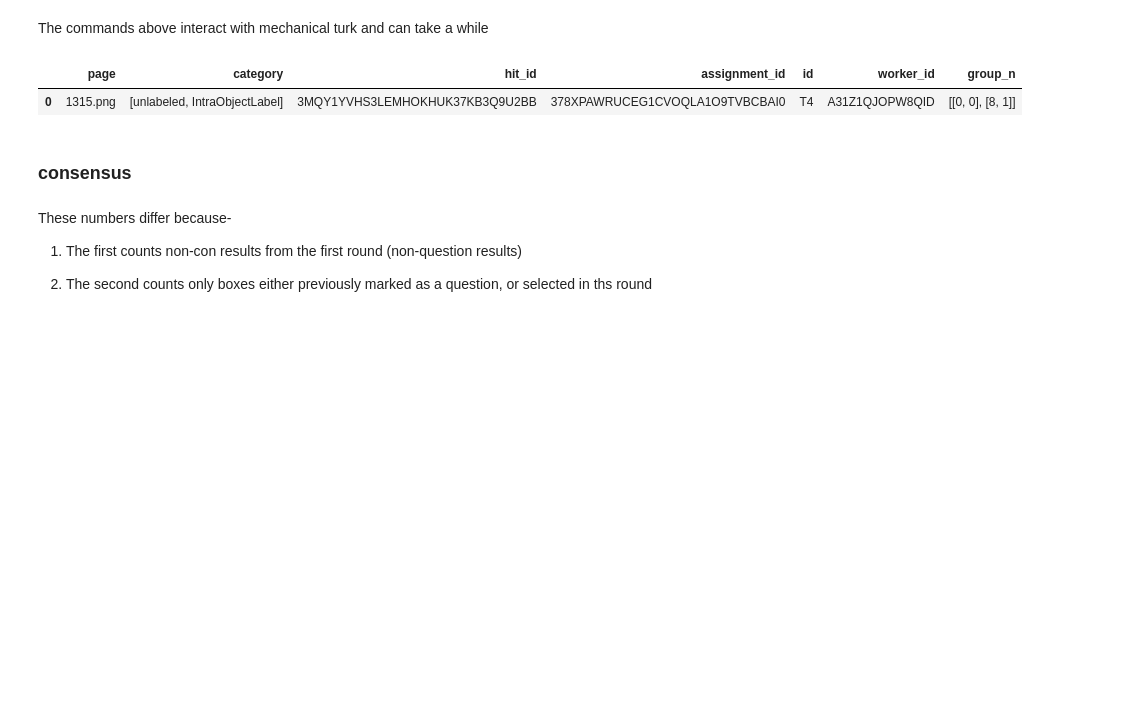
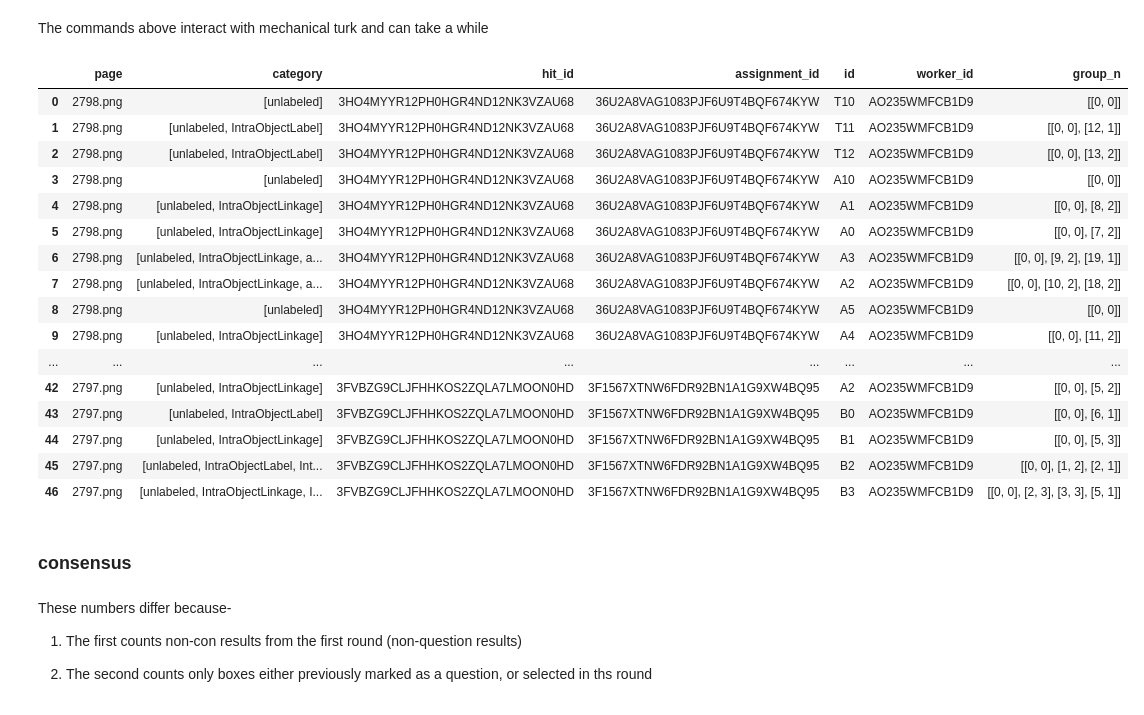
Before and after one commit to drschwenk/notebooks, a Jupyter notebook: shining_wc_anno/wc_annotation_driver.ipynb, the cells around one changed output. Cells and saved outputs as stored; diff of their text form; code cells hidden in the pictures; blank space fills up the shorter version.

```diff
--- a/shining_wc_anno/wc_annotation_driver.ipynb
+++ b/shining_wc_anno/wc_annotation_driver.ipynb
@@ -179,7 +169,22 @@ The commands above interact with mechanical turk and can take a while
 # %%
 results_df_shining_batch = amt_util.make_shining_results_df(raw_hit_results_current_batch)
 # %%
-results_df_shining_batch.head(1)
+results_df_shining_batch
 # %% [output]
 |  | page | category | hit_id | assignment_id | id | worker_id | group_n |
-| 0 | 1315.png | [unlabeled, IntraObjectLabel] | 3MQY1YVHS3LEMHOKHUK37KB3Q9U2BB | 378XPAWRUCEG1CVOQLA1O9TVBCBAI0 | T4 | A31Z1QJOPW8QID | [[0, 0], [8, 1]] |
+| 0 | 2798.png | [unlabeled] | 3HO4MYYR12PH0HGR4ND12NK3VZAU68 | 36U2A8VAG1083PJF6U9T4BQF674KYW | T10 | AO235WMFCB1D9 | [[0, 0]] |
+| 1 | 2798.png | [unlabeled, IntraObjectLabel] | 3HO4MYYR12PH0HGR4ND12NK3VZAU68 | 36U2A8VAG1083PJF6U9T4BQF674KYW | T11 | AO235WMFCB1D9 | [[0, 0], [12, 1]] |
+| 2 | 2798.png | [unlabeled, IntraObjectLabel] | 3HO4MYYR12PH0HGR4ND12NK3VZAU68 | 36U2A8VAG1083PJF6U9T4BQF674KYW | T12 | AO235WMFCB1D9 | [[0, 0], [13, 2]] |
+| 3 | 2798.png | [unlabeled] | 3HO4MYYR12PH0HGR4ND12NK3VZAU68 | 36U2A8VAG1083PJF6U9T4BQF674KYW | A10 | AO235WMFCB1D9 | [[0, 0]] |
+| 4 | 2798.png | [unlabeled, IntraObjectLinkage] | 3HO4MYYR12PH0HGR4ND12NK3VZAU68 | 36U2A8VAG1083PJF6U9T4BQF674KYW | A1 | AO235WMFCB1D9 | [[0, 0], [8, 2]] |
+| 5 | 2798.png | [unlabeled, IntraObjectLinkage] | 3HO4MYYR12PH0HGR4ND12NK3VZAU68 | 36U2A8VAG1083PJF6U9T4BQF674KYW | A0 | AO235WMFCB1D9 | [[0, 0], [7, 2]] |
+| 6 | 2798.png | [unlabeled, IntraObjectLinkage, a... | 3HO4MYYR12PH0HGR4ND12NK3VZAU68 | 36U2A8VAG1083PJF6U9T4BQF674KYW | A3 | AO235WMFCB1D9 | [[0, 0], [9, 2], [19, 1]] |
+| 7 | 2798.png | [unlabeled, IntraObjectLinkage, a... | 3HO4MYYR12PH0HGR4ND12NK3VZAU68 | 36U2A8VAG1083PJF6U9T4BQF674KYW | A2 | AO235WMFCB1D9 | [[0, 0], [10, 2], [18, 2]] |
+| 8 | 2798.png | [unlabeled] | 3HO4MYYR12PH0HGR4ND12NK3VZAU68 | 36U2A8VAG1083PJF6U9T4BQF674KYW | A5 | AO235WMFCB1D9 | [[0, 0]] |
+| 9 | 2798.png | [unlabeled, IntraObjectLinkage] | 3HO4MYYR12PH0HGR4ND12NK3VZAU68 | 36U2A8VAG1083PJF6U9T4BQF674KYW | A4 | AO235WMFCB1D9 | [[0, 0], [11, 2]] |
+| ... | ... | ... | ... | ... | ... | ... | ... |
+| 42 | 2797.png | [unlabeled, IntraObjectLinkage] | 3FVBZG9CLJFHHKOS2ZQLA7LMOON0HD | 3F1567XTNW6FDR92BN1A1G9XW4BQ95 | A2 | AO235WMFCB1D9 | [[0, 0], [5, 2]] |
+| 43 | 2797.png | [unlabeled, IntraObjectLabel] | 3FVBZG9CLJFHHKOS2ZQLA7LMOON0HD | 3F1567XTNW6FDR92BN1A1G9XW4BQ95 | B0 | AO235WMFCB1D9 | [[0, 0], [6, 1]] |
+| 44 | 2797.png | [unlabeled, IntraObjectLinkage] | 3FVBZG9CLJFHHKOS2ZQLA7LMOON0HD | 3F1567XTNW6FDR92BN1A1G9XW4BQ95 | B1 | AO235WMFCB1D9 | [[0, 0], [5, 3]] |
+| 45 | 2797.png | [unlabeled, IntraObjectLabel, Int... | 3FVBZG9CLJFHHKOS2ZQLA7LMOON0HD | 3F1567XTNW6FDR92BN1A1G9XW4BQ95 | B2 | AO235WMFCB1D9 | [[0, 0], [1, 2], [2, 1]] |
+| 46 | 2797.png | [unlabeled, IntraObjectLinkage, I... | 3FVBZG9CLJFHHKOS2ZQLA7LMOON0HD | 3F1567XTNW6FDR92BN1A1G9XW4BQ95 | B3 | AO235WMFCB1D9 | [[0, 0], [2, 3], [3, 3], [5, 1]] |
```
Also changed, not shown: parts of 13 cells of this notebook, 1 other file.
